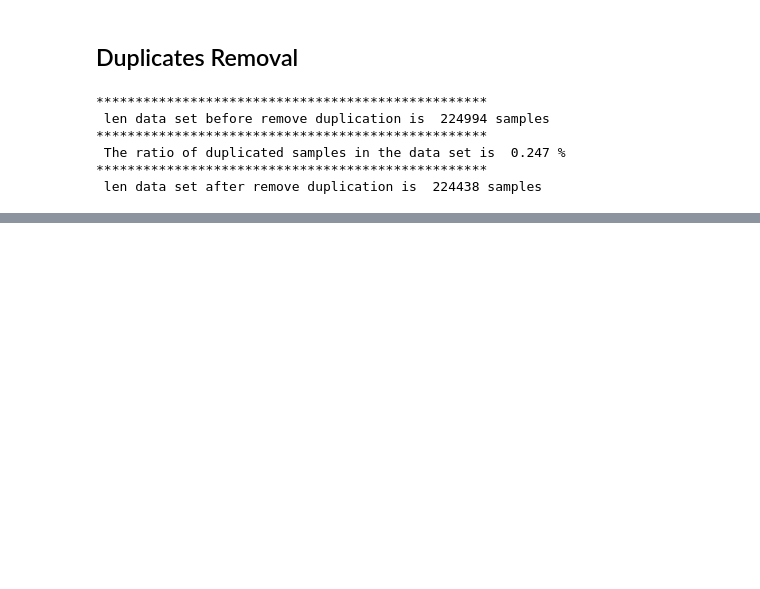
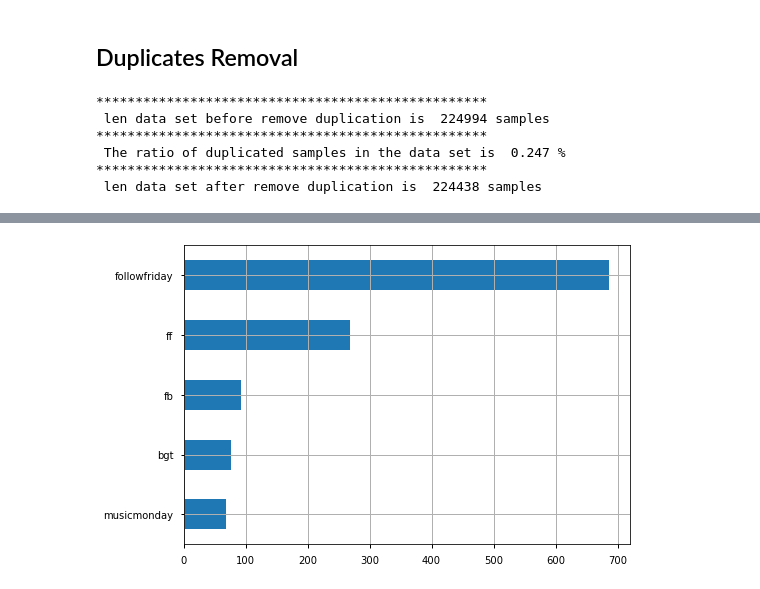
Before and after one commit to Mustafa-omer-mohammed/Tweets-Sentiment-Analysis-Binary-Classification-Problem, a Jupyter notebook: textual analysis.ipynb, the cells around one changed output, grey strips where cells are left out. Cells and saved outputs as stored; diff of their text form; code cells hidden in the pictures; blank space fills up the shorter version.

```diff
--- a/textual analysis.ipynb
+++ b/textual analysis.ipynb
@@ -101,0 +156,2 @@ df_drop_duplicates = Remove_duplicated(dev_df)
+# %%
+df_explor['user'] = df_explor['user'].astype("string")
@@ -101,0 +160,10 @@ df_drop_duplicates = Remove_duplicated(dev_df)
+# %%
+def extract_hashtags(document) :
+    ht = re.findall(r'#(\w+)' , document)
+    if len(ht) > 0:
+        hashtags = ' '.join([w.strip().lower() for w in ht ])
+    else :
+        hashtags = np.nan
+    return hashtags
+# %%
+df_explor['hashtags'] = df_explor['text'].apply(lambda text : extract_hashtags(text) )
@@ -101,0 +186,3 @@ df_drop_duplicates = Remove_duplicated(dev_df)
+# %%
+# just for exploration we replace the samples that don't contain hashtags with 'nohashtag'
+df_explor.hashtags.fillna(value = 'nohashtag',inplace=True)
@@ -101,0 +191,7 @@ df_drop_duplicates = Remove_duplicated(dev_df)
+# %%
+# All Hashtags
+df_explor['hashtags'][df_explor['hashtags'] != 'nohashtag'].value_counts().nlargest(5).sort_values(ascending = True).plot.barh()
+plt.grid()
+# plt.xticks(rotation=45)
+# %% [output]
+[figure, added]
```
Also changed, not shown: parts of 24 cells of this notebook.
